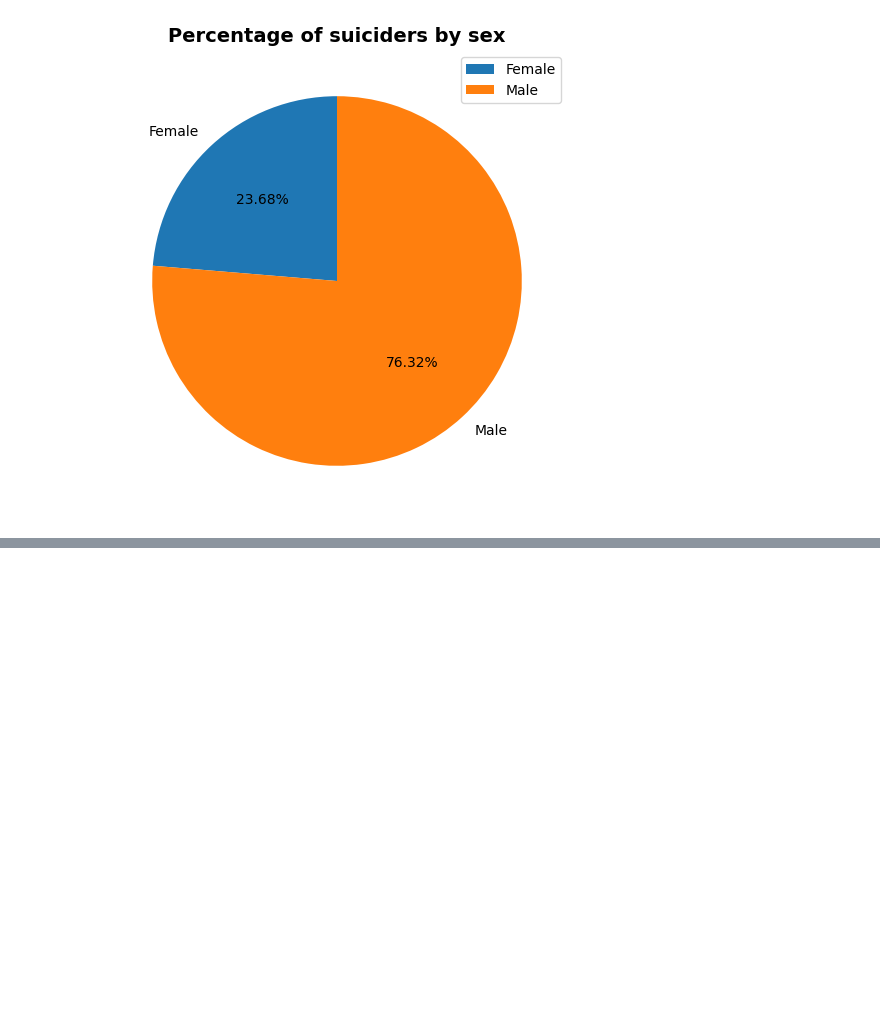
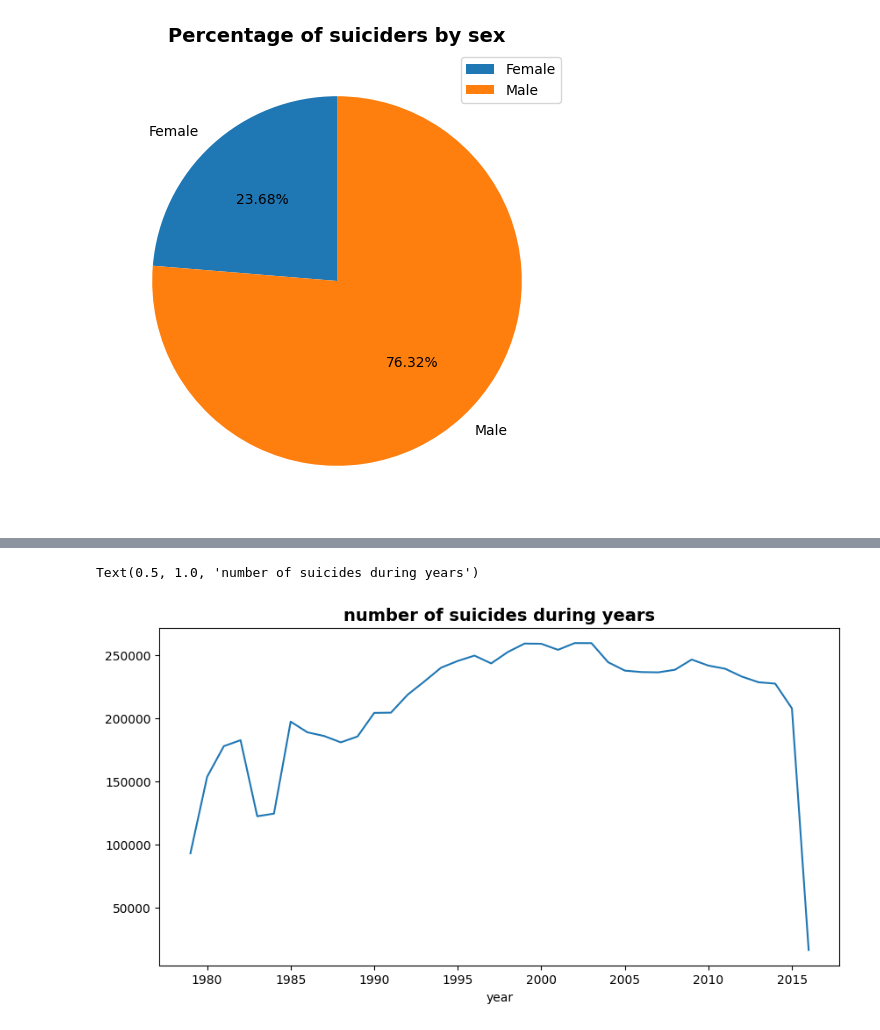
Before and after one commit to hegame1998/Suicide-Statistic, a Jupyter notebook: WHO_Suicide_Statistics.ipynb, the cells around one changed output, grey strips where cells are left out. Drawn from its saved outputs; the diff is of its cells as text; code cells hidden in the pictures; blank space fills up the shorter version.

```diff
--- a/WHO_Suicide_Statistics.ipynb
+++ b/WHO_Suicide_Statistics.ipynb
@@ -482,0 +494,7 @@ plt.show()
+# %%
+# Numbers of suicider during the years
+suicide_df.groupby('year')['suicides_no'].sum().plot(kind='line', figsize=(8, 4))
+plt.title('number of suicides during years', fontweight='bold', fontsize=14)
+# %% [output]
+Text(0.5, 1.0, 'number of suicides during years')
+[figure, added]
```
Also changed, not shown: parts of 6 cells of this notebook.
